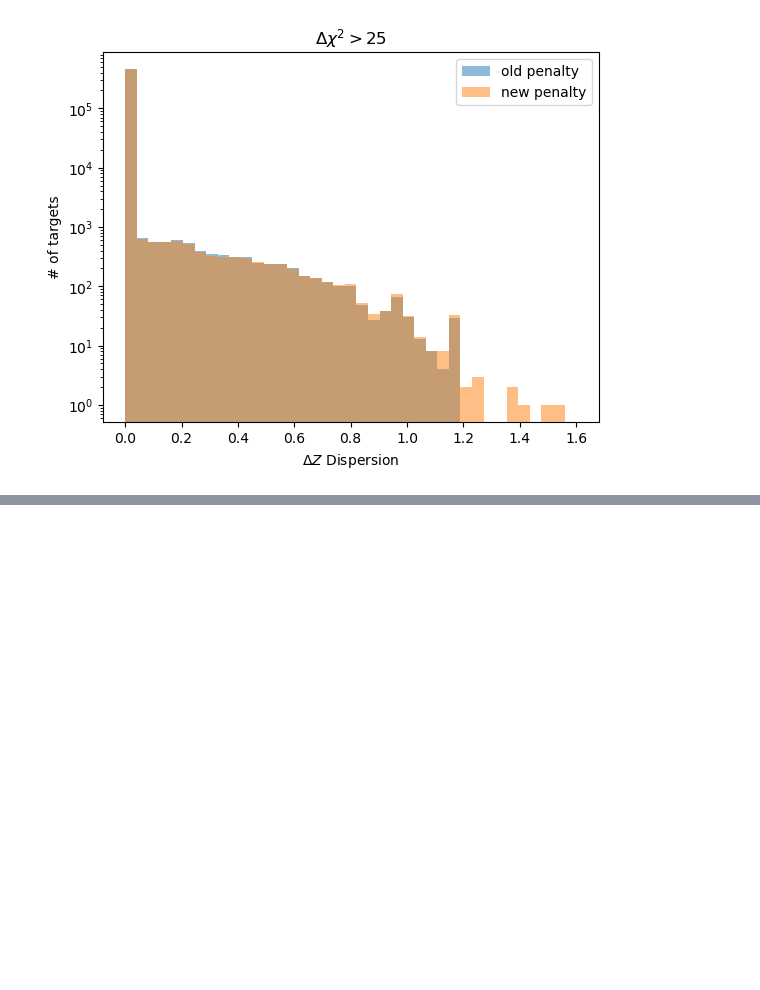
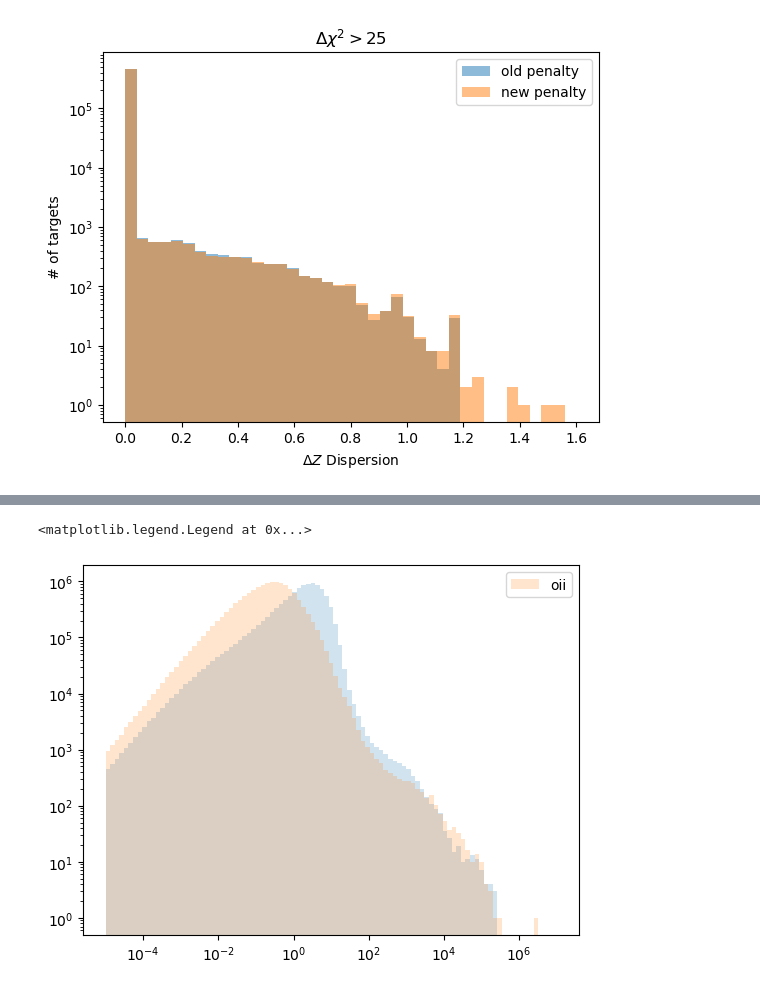
Before and after one commit to ShirshChhabra/DESIRedrock, a Jupyter notebook: iron cat notebook.ipynb, the cells around one changed output, grey strips where cells are left out. Drawn from its saved outputs; the diff is of its cells as text; code cells hidden in the pictures; blank space fills up the shorter version.

```diff
--- a/iron cat notebook.ipynb
+++ b/iron cat notebook.ipynb
@@ -615,0 +721,9 @@ plt.legend()
+# %%
+plt.hist(catalog['penoiii_right'][:,0]+catalog['penoiii_left'][:,0],alpha=0.2,bins=np.logspace(-5,7,100))
+plt.hist(catalog['penoii'][:,0],alpha=0.2,label='oii',bins=np.logspace(-5,7,100))
+plt.xscale('log')
+plt.yscale('log')
+plt.legend()
+# %% [output]
+<matplotlib.legend.Legend at 0x...>
+[figure, added]
```
Also changed, not shown: parts of 5 cells of this notebook.
